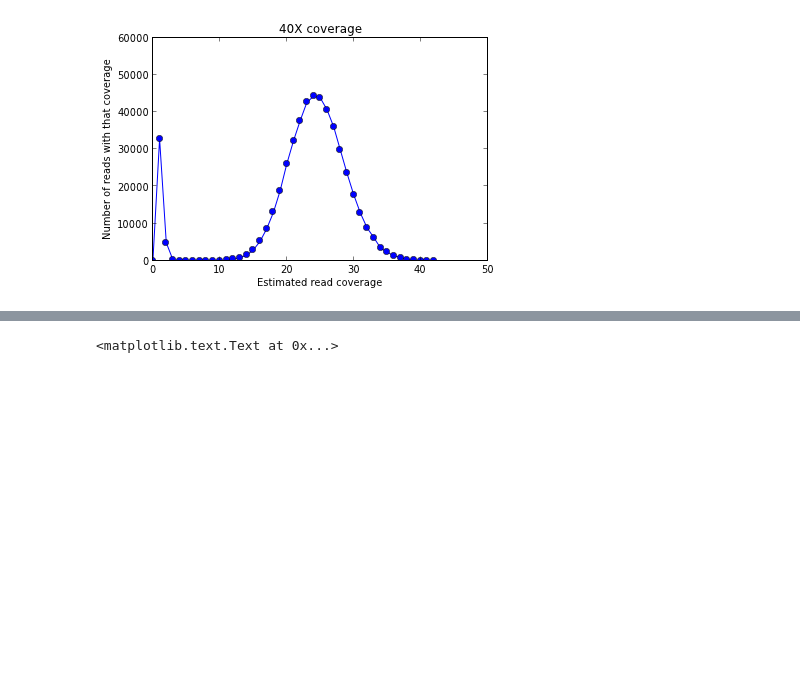
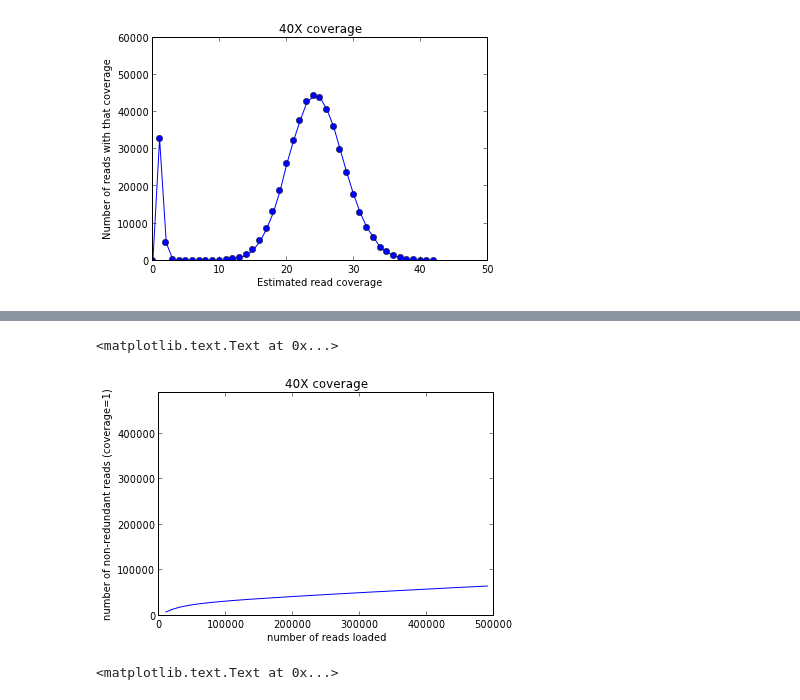
Before and after one commit to qingpeng/2013-diversity, a Jupyter notebook: notebook/evenness1017.ipynb, the cells around one changed output, grey strips where cells are left out. Drawn from its saved outputs; the diff is of its cells as text; code cells hidden in the pictures; blank space fills up the shorter version.

```diff
--- a/notebook/evenness1017.ipynb
+++ b/notebook/evenness1017.ipynb
@@ -55,3 +94,12 @@ title('40X coverage')
+# %%
+plot(saturation40[:,0], saturation40[:,1])
+axis(xmin=0, ymin=0,ymax=max(saturation40[:,0]))
+title('40X coverage')
+xlabel('number of reads loaded')
+ylabel('number of non-redundant reads (coverage=1)')
+# %% [output]
+<matplotlib.text.Text at 0x...>
+[figure, added]
 # %%
 plot(read_coverage1_10_40[:,0], read_coverage1_10_40[:,1],'bo-')
 xlabel('Estimated read coverage')
```
Also changed, not shown: parts of 14 cells of this notebook, 14 other files.
